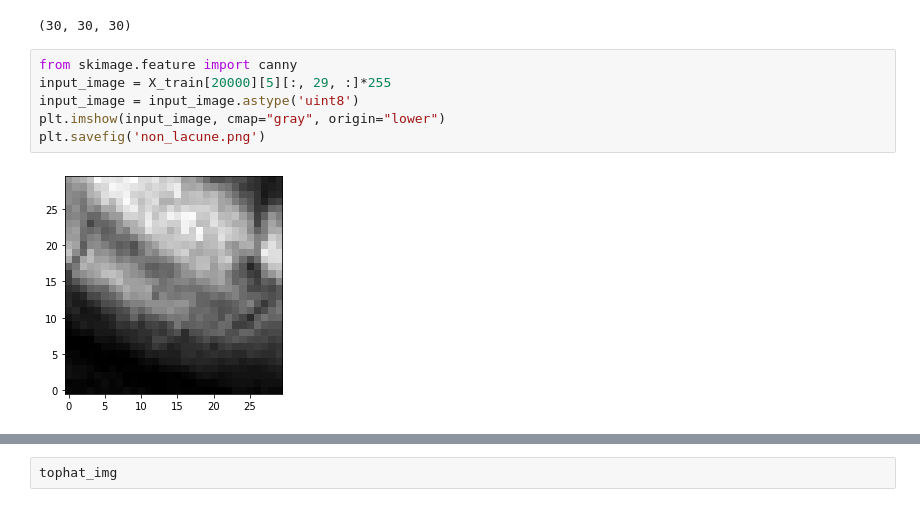
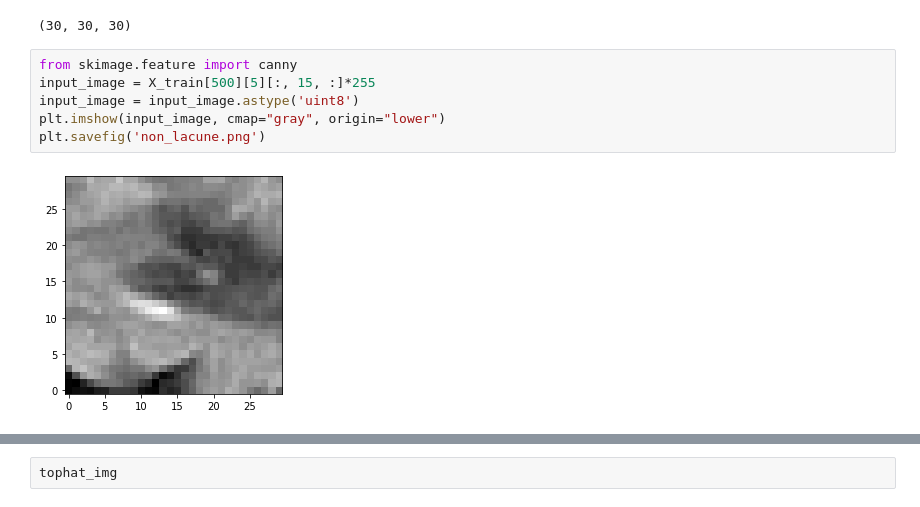
Before and after one commit to ellenwang1/ew-honoursthesis, a Jupyter notebook: Code/rf_iter_4.ipynb, the cells around one changed output, grey strips where cells are left out. Cells and saved outputs as stored; diff of their text form.

```diff
--- a/Code/rf_iter_4.ipynb
+++ b/Code/rf_iter_4.ipynb
@@ -281,10 +279,10 @@ X_train[150][5].shape
 (30, 30, 30)
 # %%
 from skimage.feature import canny
-input_image = X_train[20000][5][:, 29, :]*255
+input_image = X_train[500][5][:, 15, :]*255
 input_image = input_image.astype('uint8')
 plt.imshow(input_image, cmap="gray", origin="lower")
 plt.savefig('non_lacune.png')
 # %% [output]
-[figure, old version]
+[figure, new version]
 # %%
```
Also changed, not shown: parts of 5 cells of this notebook, 2 other files.
